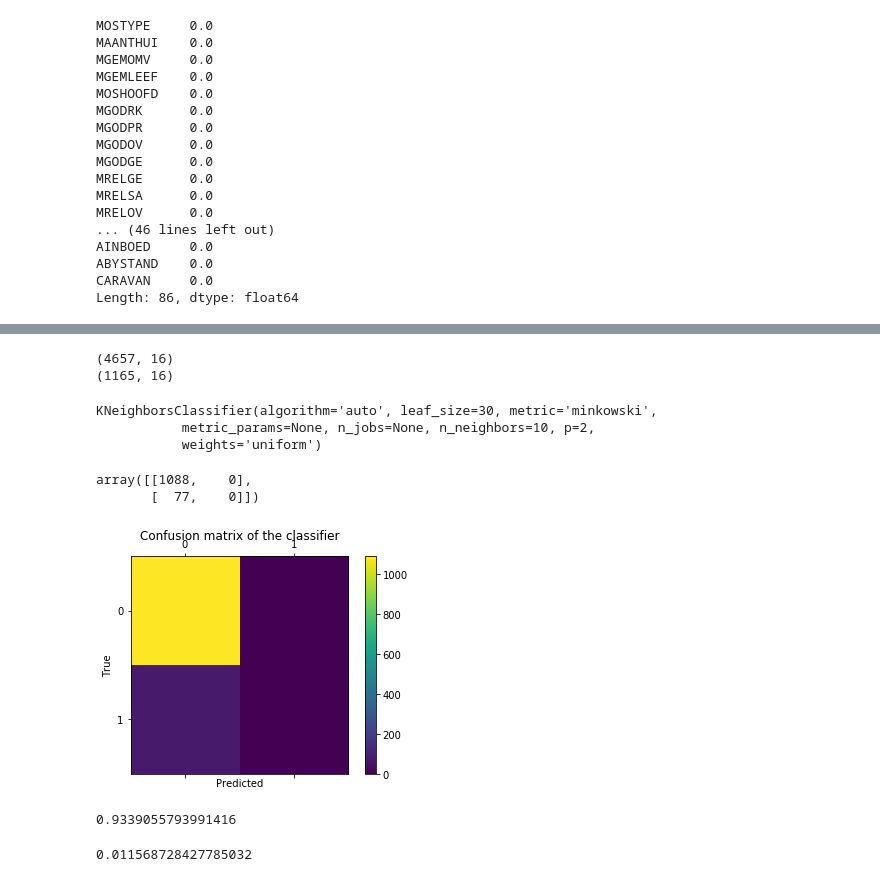
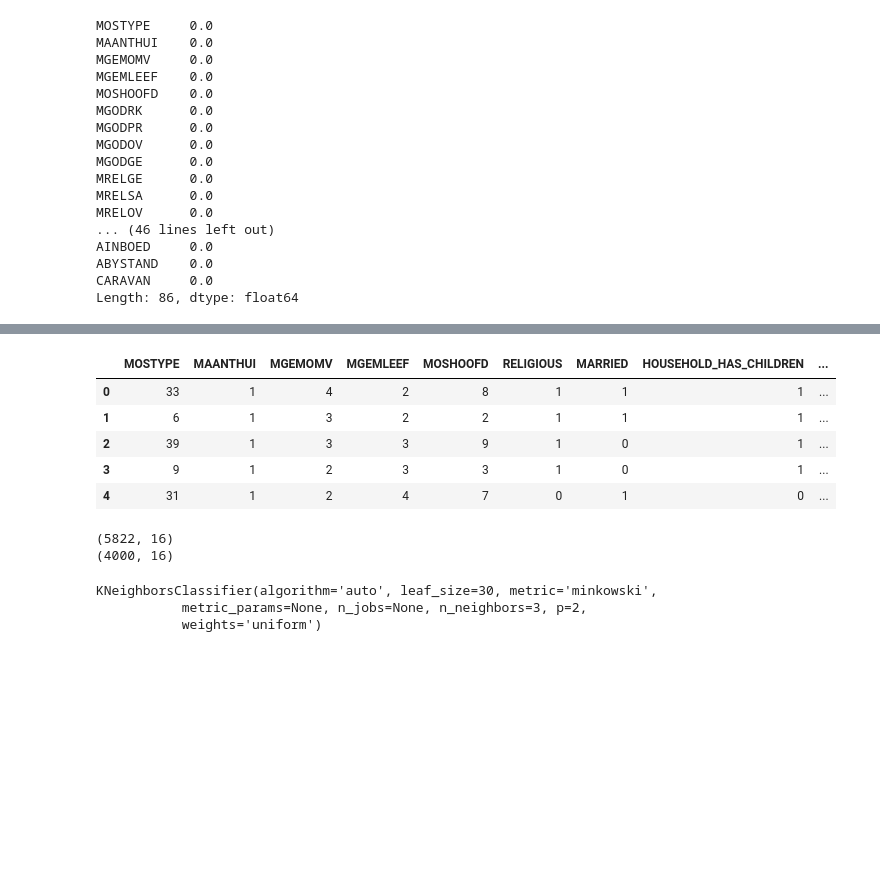
Before and after one commit to ochomoswill/coil_dataset, a Jupyter notebook: src/COIL Dataset.ipynb, the cells around one changed output, grey strips where cells are left out. Saved outputs shown, nothing was run; the diff lists cells and outputs as text; code cells hidden in the pictures; blank space fills up the shorter version.

```diff
--- a/src/COIL Dataset.ipynb
+++ b/src/COIL Dataset.ipynb
@@ -176,6 +190,9 @@ coil['HOUSE_OWNERSHIP'] = np.where(
 # 2 - More than one Car
 number_of_cars = pd.concat([coil.iloc[:,33],coil.iloc[:,31:33]],axis=1,join='inner')
 coil['NUMBER_OF_CARS'] = merge_max(number_of_cars.values)
+
+number_of_cars = pd.concat([coil_eval.iloc[:,33],coil_eval.iloc[:,31:33]],axis=1,join='inner')
+coil_eval['NUMBER_OF_CARS'] = merge_max(number_of_cars.values)
 # %%
 # Create 'INSURANCE_TYPE' column with dominant type of insurance for the customer
 # segment.
@@ -183,6 +200,9 @@ coil['NUMBER_OF_CARS'] = merge_max(number_of_cars.values)
 # 1 - Private Health Insurance
 insurance_type = coil.iloc[:,34:36].values
 coil['INSURANCE_TYPE'] = merge_max(insurance_type)
+
+insurance_type = coil_eval.iloc[:,34:36].values
+coil_eval['INSURANCE_TYPE'] = merge_max(insurance_type)
 # %%
 # Create 'INCOME' column with dominant income range for the customer
 # segment.
@@ -193,6 +213,9 @@ coil['INSURANCE_TYPE'] = merge_max(insurance_type)
 # 4 - Income >123.000
 income = coil.iloc[:,36:41].values
 coil['INCOME'] = merge_max(income)
+
+income = coil_eval.iloc[:,36:41].values
+coil_eval['INCOME'] = merge_max(income)
 # %%
 # Create 'CONTRIBUTION_TYPE' column with dominant type of insurance contribution for the customer
 # segment.
@@ -230,3 +265,18 @@ cleaned_dataset = pd.concat([
+# %%
+cleaned_eval_dataset = pd.concat([
+    coil_eval.iloc[:,0:5],
+    coil_eval.iloc[:,86:],
+    coil_eval.iloc[:,85]
+],axis=1,join='inner')
+
+cleaned_eval_dataset.head()
+# %% [output]
+|  | MOSTYPE | MAANTHUI | MGEMOMV | MGEMLEEF | MOSHOOFD | RELIGIOUS | MARRIED | HOUSEHOLD_HAS_CHILDREN | ... |
+| 0 | 33 | 1 | 4 | 2 | 8 | 1 | 1 | 1 | ... |
+| 1 | 6 | 1 | 3 | 2 | 2 | 1 | 1 | 1 | ... |
+| 2 | 39 | 1 | 3 | 3 | 9 | 1 | 0 | 1 | ... |
+| 3 | 9 | 1 | 2 | 3 | 3 | 1 | 0 | 1 | ... |
+| 4 | 31 | 1 | 2 | 4 | 7 | 0 | 1 | 0 | ... |
 # %%
 # Matrix of features
 X = cleaned_dataset.iloc[:,:-1].values
@@ -238,9 +289,9 @@ X_train, X_test, y_train, y_test = train_test_split(X,y,test_size=0.2, random_st
 # %%
-print(np.shape(X_train))
+print(np.shape(X))
 print(np.shape(X_test))
 # %% [output]
-(4657, 16)
-(1165, 16)
+(5822, 16)
+(4000, 16)
 # %%
 # Feature scaling
 from sklearn.preprocessing import StandardScaler
@@ -250,47 +301,12 @@ X_test = sc_X.transform(X_test)
 # %%
 # # Fit classifier to the training set
 from sklearn.neighbors import KNeighborsClassifier
-classifier = KNeighborsClassifier(n_neighbors=10,metric='minkowski',p=2)
-classifier.fit(X_train,y_train)
+classifier = KNeighborsClassifier(n_neighbors=3,metric='minkowski',p=2)
+classifier.fit(X,y)
 # %% [output]
 KNeighborsClassifier(algorithm='auto', leaf_size=30, metric='minkowski',
-           metric_params=None, n_jobs=None, n_neighbors=10, p=2,
+           metric_params=None, n_jobs=None, n_neighbors=3, p=2,
            weights='uniform')
 # %%
 # Predict
 y_pred = classifier.predict(X_test)
-# %%
-# Confusion matrix evaluation
-from sklearn.metrics import confusion_matrix
-cm = confusion_matrix(y_test,y_pred)
-cm
-# %% [output]
-array([[1088,    0],
-       [  77,    0]])
-# %%
-labels = ['business', 'health']
-fig = plt.figure()
-ax = fig.add_subplot(111)
-cax = ax.matshow(cm)
-plt.title('Confusion matrix of the classifier')
-fig.colorbar(cax)
-#ax.set_xticklabels([''] + labels)
-#ax.set_yticklabels([''] + labels)
-plt.xlabel('Predicted')
-plt.ylabel('True')
-plt.show()
-# %% [output]
-[figure, removed]
-# %%
-accuracy = (cm[0][0]+cm[1][1])/np.sum(cm)
-accuracy
-# %% [output]
-0.9339055793991416
-# %%
-# K-Fold cross validation
-from sklearn.model_selection import cross_val_score
-accuracies = cross_val_score(estimator=classifier,X=X_train,y=y_train,cv=10)
-accuracies.mean()
-accuracies.std()
-# %% [output]
-0.011568728427785032
```
Also changed, not shown: parts of 23 cells of this notebook, 2 other files.
